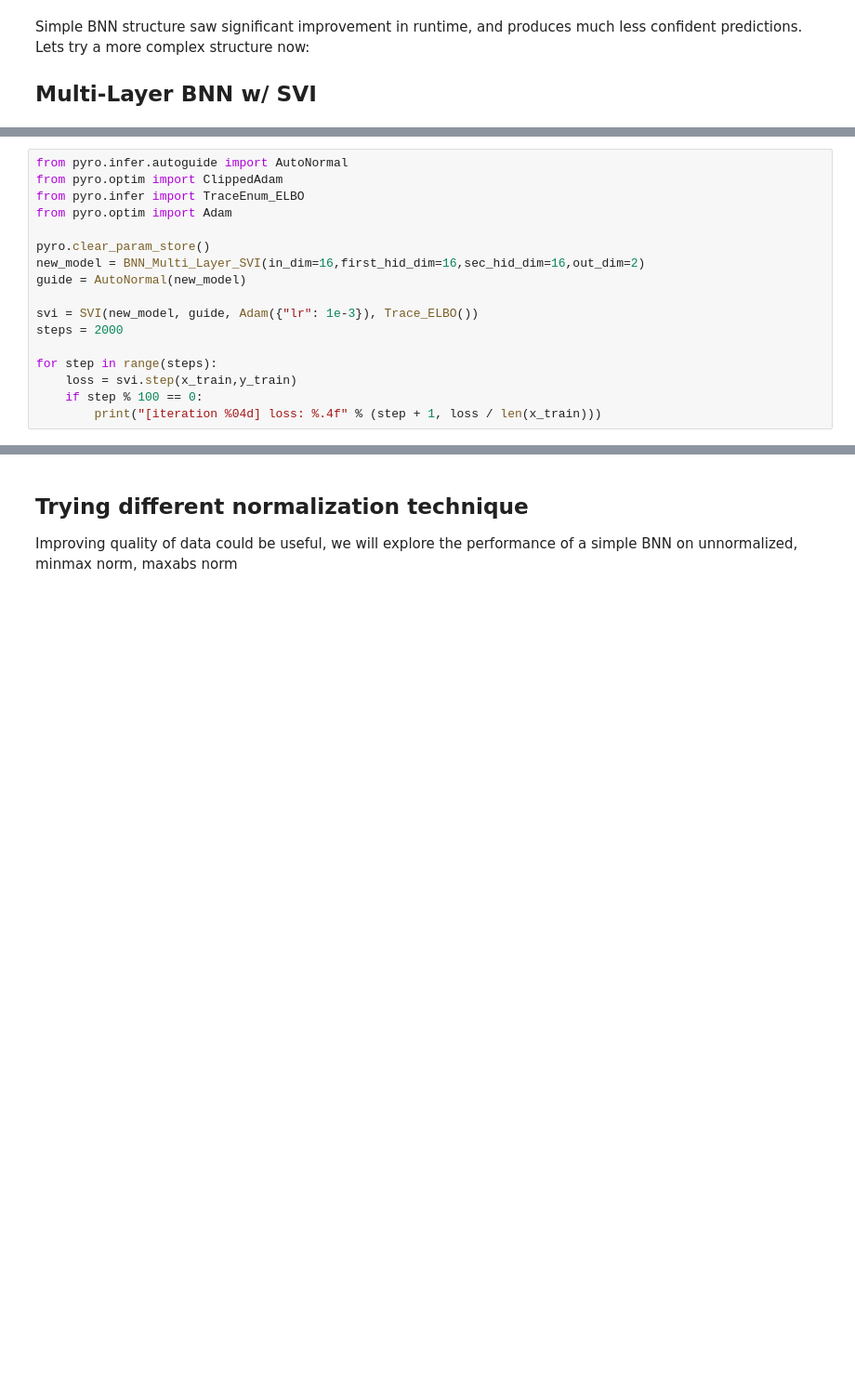
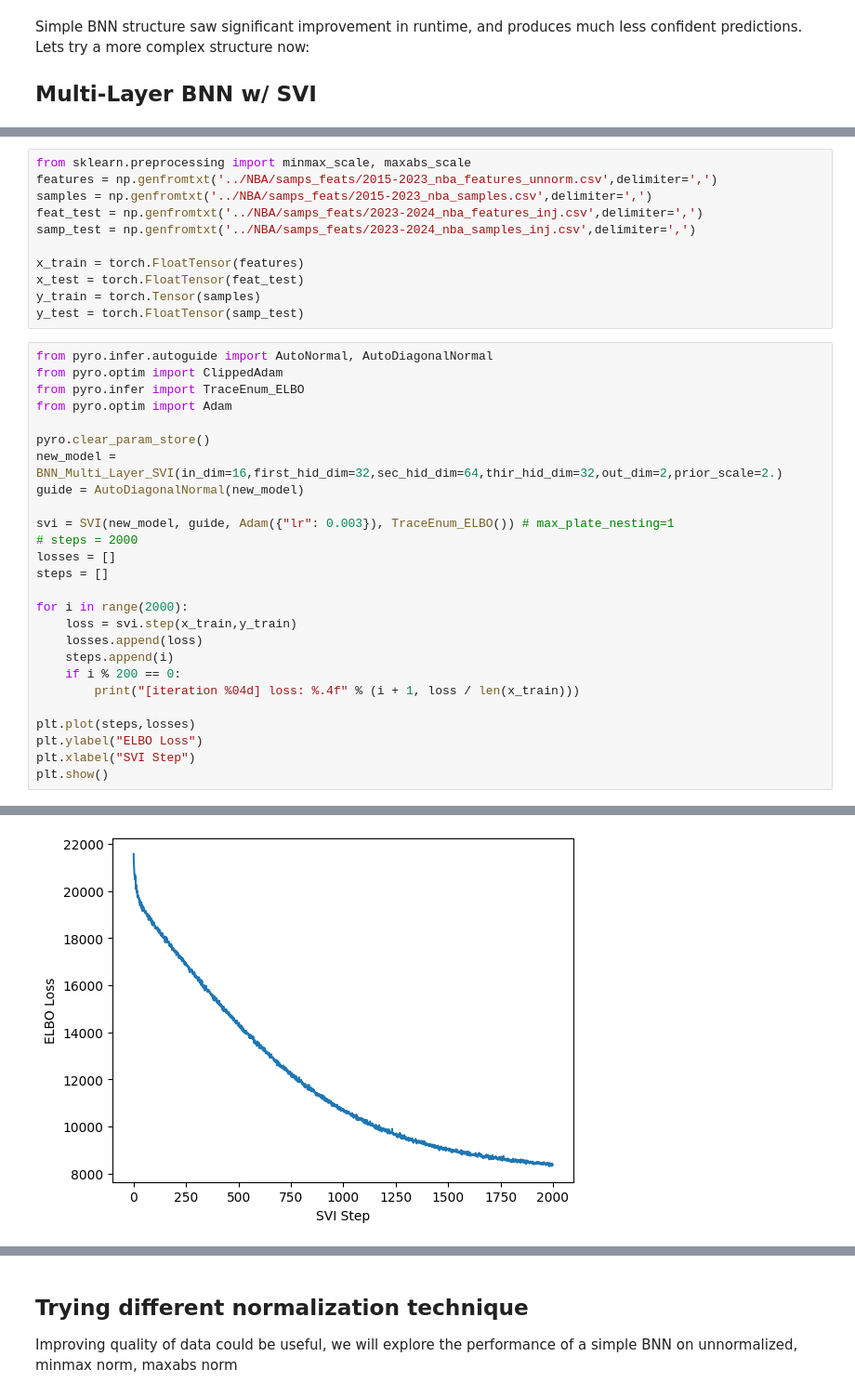
Before and after one commit to Andrei-Treil/betting_bot, a Jupyter notebook: notebooks/bnn_betting.ipynb, the cells around one changed output, grey strips where cells are left out. Shown at 93% size. Saved outputs shown, nothing was run; the diff lists cells and outputs as text; blank space fills up the shorter version.

```diff
--- a/notebooks/bnn_betting.ipynb
+++ b/notebooks/bnn_betting.ipynb
@@ -677,18 +715,38 @@ class BNN_Multi_Layer_SVI(PyroModule):
+# %%
+from sklearn.preprocessing import minmax_scale, maxabs_scale
+features = np.genfromtxt('../NBA/samps_feats/2015-2023_nba_features_unnorm.csv',delimiter=',')
+samples = np.genfromtxt('../NBA/samps_feats/2015-2023_nba_samples.csv',delimiter=',')
+feat_test = np.genfromtxt('../NBA/samps_feats/2023-2024_nba_features_inj.csv',delimiter=',')
+samp_test = np.genfromtxt('../NBA/samps_feats/2023-2024_nba_samples_inj.csv',delimiter=',')
+
+x_train = torch.FloatTensor(features)
+x_test = torch.FloatTensor(feat_test)
+y_train = torch.Tensor(samples)
+y_test = torch.FloatTensor(samp_test)
 # %%
-from pyro.infer.autoguide import AutoNormal
+from pyro.infer.autoguide import AutoNormal, AutoDiagonalNormal
 from pyro.optim import ClippedAdam
 from pyro.infer import TraceEnum_ELBO
 from pyro.optim import Adam
 
 pyro.clear_param_store()
-new_model = BNN_Multi_Layer_SVI(in_dim=16,first_hid_dim=16,sec_hid_dim=16,out_dim=2)
-guide = AutoNormal(new_model)
+new_model = BNN_Multi_Layer_SVI(in_dim=16,first_hid_dim=32,sec_hid_dim=64,thir_hid_dim=32,out_dim=2,prior_scale=2.)
+guide = AutoDiagonalNormal(new_model)
 
-svi = SVI(new_model, guide, Adam({"lr": 1e-3}), Trace_ELBO())
-steps = 2000
+svi = SVI(new_model, guide, Adam({"lr": 0.003}), TraceEnum_ELBO()) # max_plate_nesting=1
+# steps = 2000
+losses = []
+steps = []
 
-for step in range(steps):
+for i in range(2000):
     loss = svi.step(x_train,y_train)
-    if step % 100 == 0:
-        print("[iteration %04d] loss: %.4f" % (step + 1, loss / len(x_train)))
+    losses.append(loss)
+    steps.append(i)
+    if i % 200 == 0:
+        print("[iteration %04d] loss: %.4f" % (i + 1, loss / len(x_train)))
+
+plt.plot(steps,losses)
+plt.ylabel("ELBO Loss")
+plt.xlabel("SVI Step")
+plt.show()
 # %% [output]
@@ -715 +763,2 @@ for step in range(steps):
+[figure, added]
 # %%
```
Also changed, not shown: parts of 9 cells of this notebook, 2 other files.
